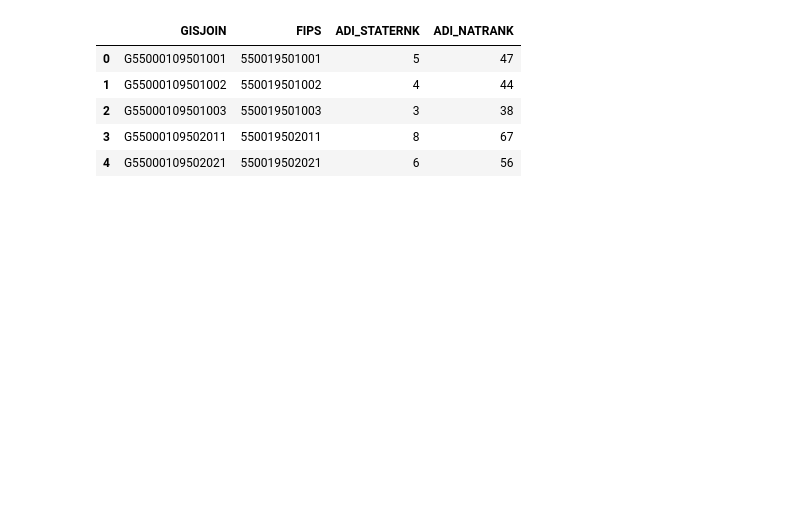
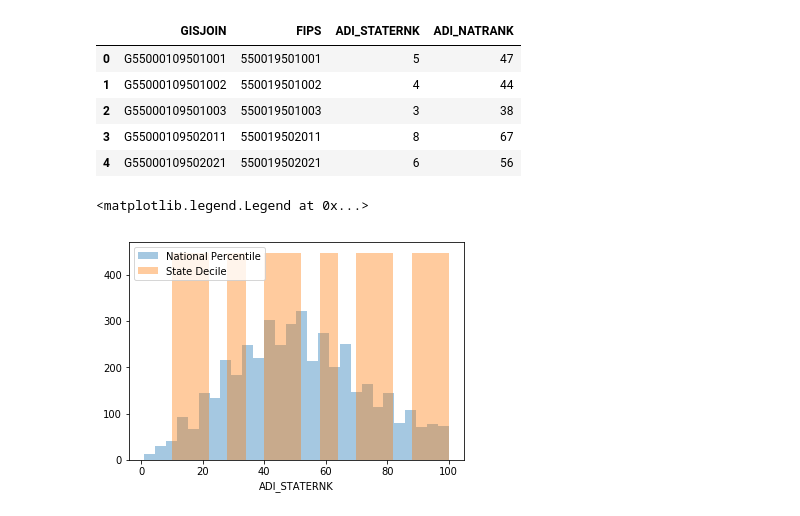
Before and after one commit to ewillmot/viz-madison, a Jupyter notebook: notebooks/DataExploration.ipynb, the cells around one changed output. Cells and saved outputs as stored; diff of their text form; code cells hidden in the pictures; blank space fills up the shorter version.

Commit message:
Plot ADI for Dane Co

```diff
--- a/notebooks/DataExploration.ipynb
+++ b/notebooks/DataExploration.ipynb
@@ -9,6 +15,7 @@ From the Neighborhood Atlas site:
 <br>"The Area Deprivation Index (ADI) is based on a measure created by the Health Resources & Services Administration (HRSA) over two decades ago for primarily county-level use, but refined, adapted, and validated to the Census block group/neighborhood level by Amy Kind, MD, PhD and her research team at the University of Wisconsin-Madison. It allows for rankings of neighborhoods by socioeconomic status disadvantage in a region of interest (e.g. at the state or national level). It includes factors for the theoretical domains of income, education, employment, and housing quality. It can be used to inform health delivery and policy, especially for the most disadvantaged neighborhood groups."
 # %%
 wi_adi = pd.read_csv(os.path.join("../../wi_bg_v1.5.txt"),delimiter=",")
+wi_adi['FIPS'] = wi_adi['FIPS'].astype(str)
 wi_adi.head()
 # %% [output]
 |  | GISJOIN | FIPS | ADI_STATERNK | ADI_NATRANK |
@@ -17,3 +24,10 @@ wi_adi.head()
 | 2 | G55000109501003 | 550019501003 | 3 | 38 |
 | 3 | G55000109502011 | 550019502011 | 8 | 67 |
 | 4 | G55000109502021 | 550019502021 | 6 | 56 |
+# %%
+sns.distplot(wi_adi['ADI_NATRANK'],kde=False,label='National Percentile')
+sns.distplot(wi_adi['ADI_STATERNK']*10.0,kde=False,label='State Decile')
+plt.legend()
+# %% [output]
+<matplotlib.legend.Legend at 0x...>
+[figure, added]
```
Also changed, not shown: parts of 10 cells of this notebook.
